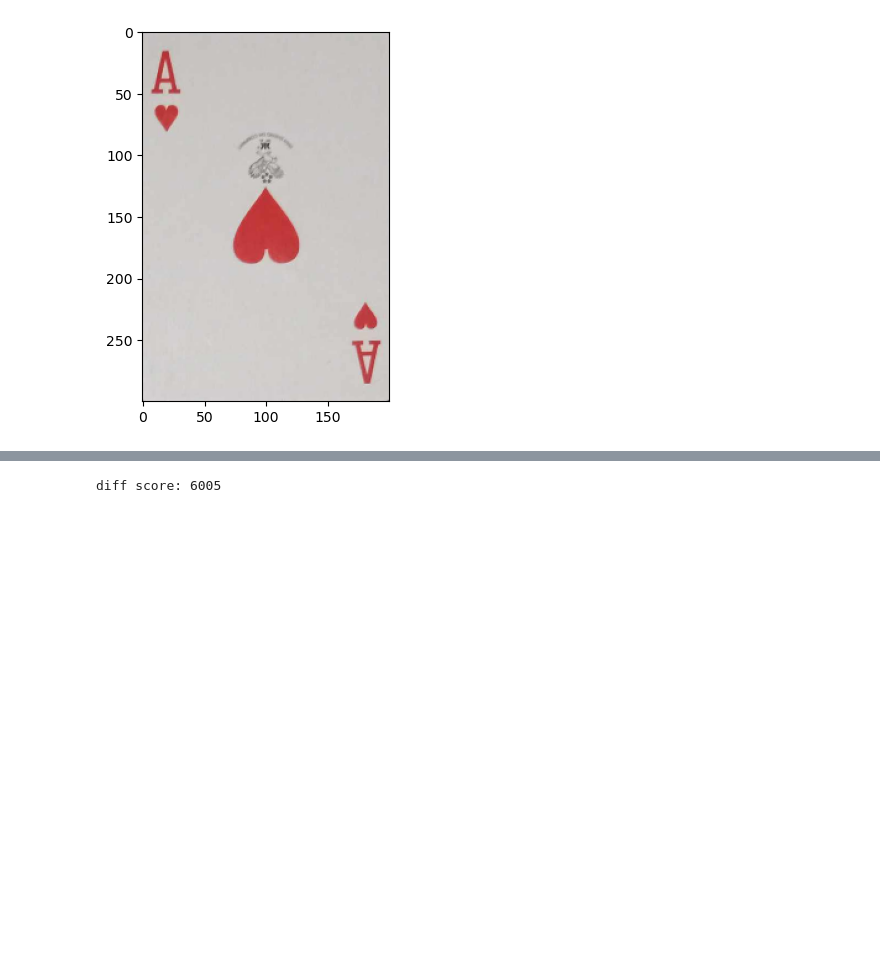
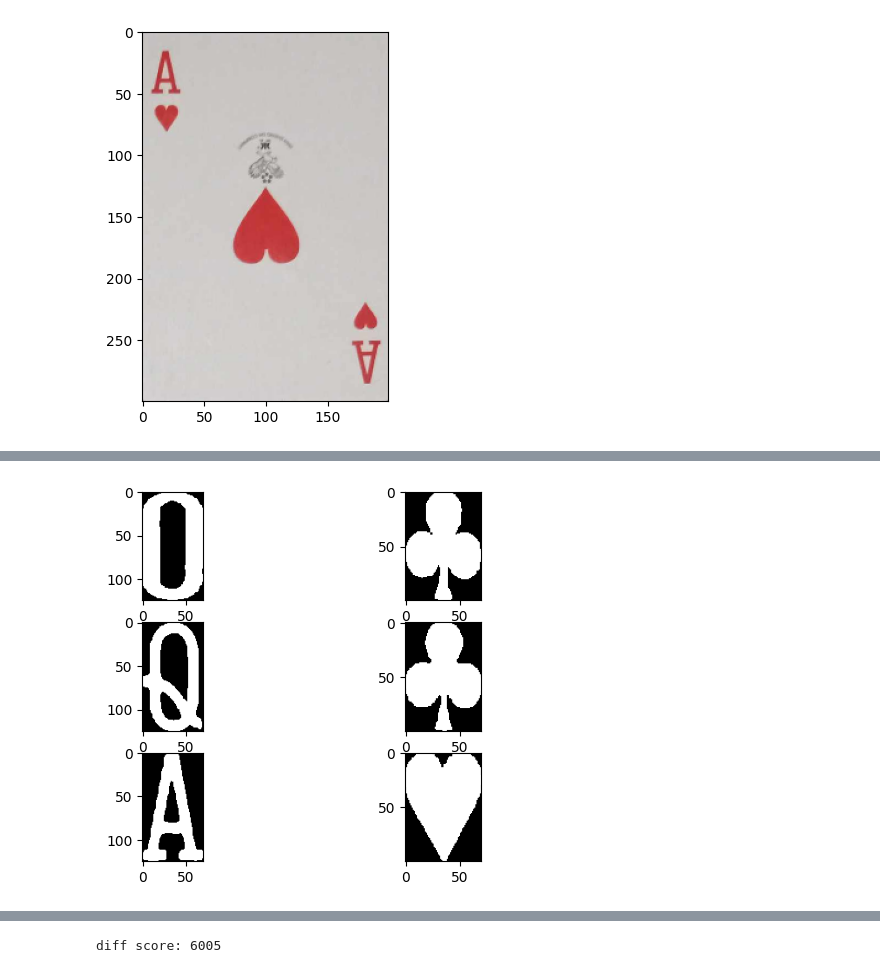
Before and after one commit to MaedaKenji/Card-Detector---Game, a Jupyter notebook: PokerCard/main.ipynb, the cells around one changed output, grey strips where cells are left out. Saved outputs shown, nothing was run; the diff lists cells and outputs as text; code cells hidden in the pictures; blank space fills up the shorter version.

```diff
--- a/PokerCard/main.ipynb
+++ b/PokerCard/main.ipynb
@@ -154,3 +163,16 @@ contour sorts = 4154.5
+# %%
+for i, ranksuit in enumerate(ranksuit_list):
+    rank = ranksuit[0]
+    suit = ranksuit[1]
+
+    plt.subplot(len(ranksuit_list), 2, i*2+1)
+    plt.imshow(rank, 'gray')
+    plt.subplot(len(ranksuit_list), 2, i*2+2)
+    plt.imshow(suit, 'gray')
+
+plt.show()
+# %% [output]
+[figure, added]
 # %%
 black_img = np.zeros((120, 70))
 plt.figure(figsize=(12, 6))
```
Also changed, not shown: parts of 5 cells of this notebook, 29 other files.
